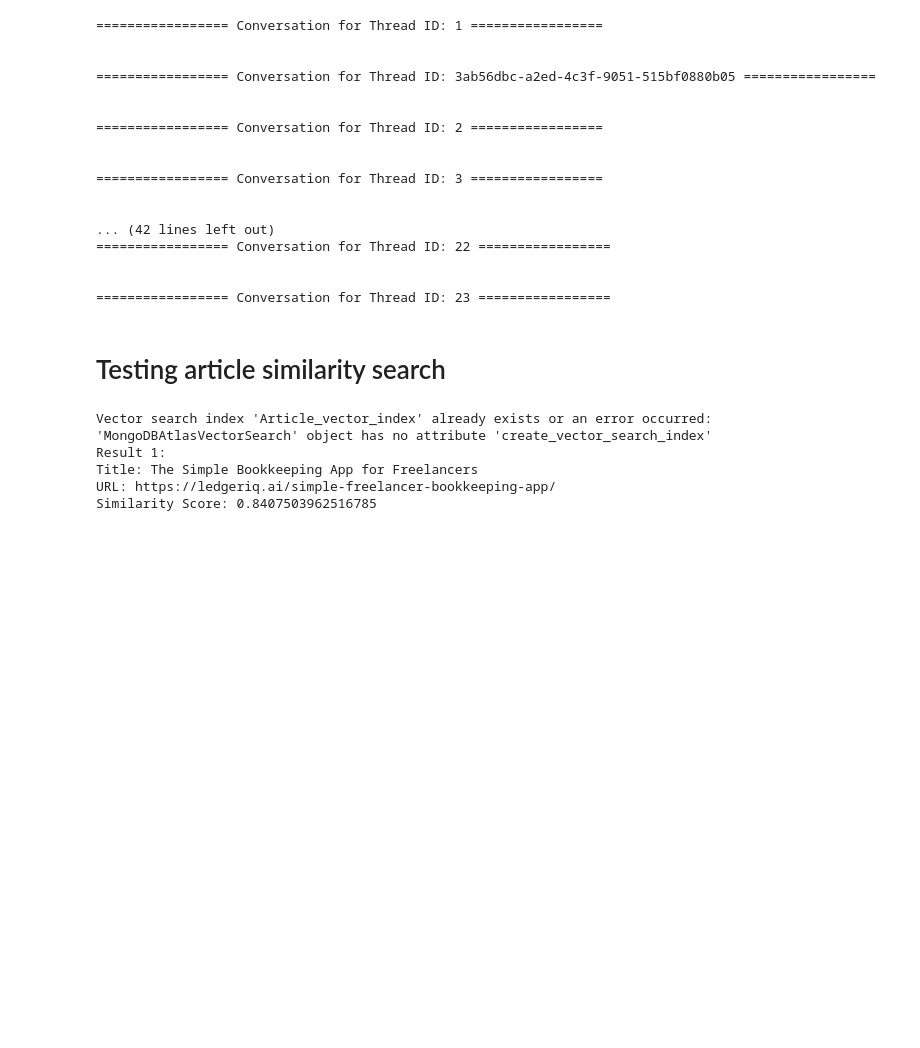
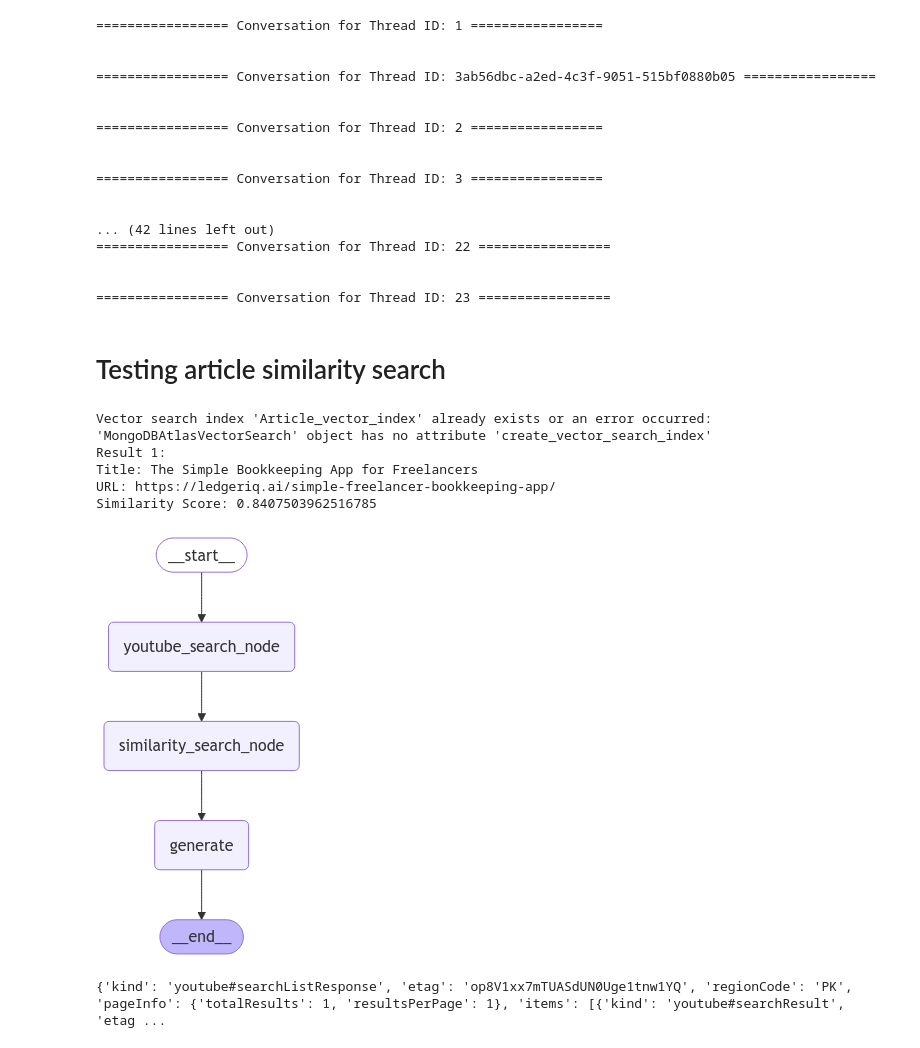
Before and after one commit to ZainZia0341/book-keeping-testing, a Jupyter notebook: testing.ipynb, the cells around one changed output. Drawn from its saved outputs; the diff is of its cells as text; code cells hidden in the pictures; blank space fills up the shorter version.

Commit message:
two seperate endpoints for simple chatbot and youtube article suggestions

```diff
--- a/testing.ipynb
+++ b/testing.ipynb
@@ -2080,3 +2080,19 @@ Result 1:
 Title: The Simple Bookkeeping App for Freelancers
 URL: https://ledgeriq.ai/simple-freelancer-bookkeeping-app/
 Similarity Score: 0.8407503962516785
+# %%
+from Graph_for_youtube_article.app import get_langGraph_image_flow
+
+get_langGraph_image_flow()
+# %% [output]
+[figure, added]
+# %%
+from youtube_connection_API.youtube_integration import search_youtube_videos
+
+query = "How To Calculate Self Employment Tax"
+
+video = search_youtube_videos(query)
+
+print(video)
+# %% [output]
+{'kind': 'youtube#searchListResponse', 'etag': 'op8V1xx7mTUASdUN0Uge1tnw1YQ', 'regionCode': 'PK', 'pageInfo': {'totalResults': 1, 'resultsPerPage': 1}, 'items': [{'kind': 'youtube#searchResult', 'etag ...
```
Also changed, not shown: parts of 1 cell of this notebook, 5 other files.
